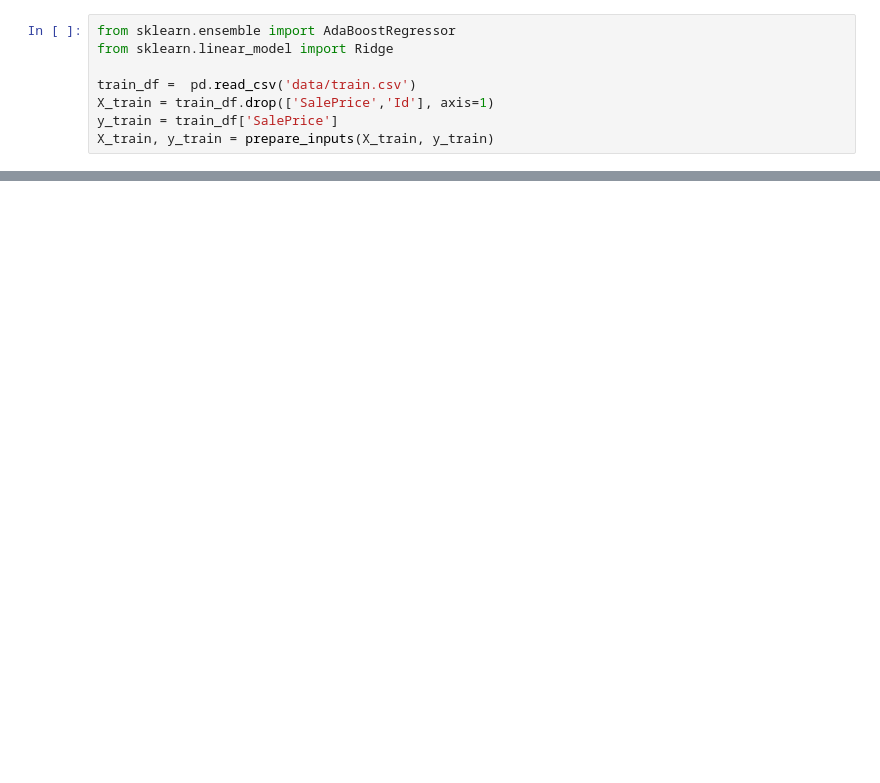
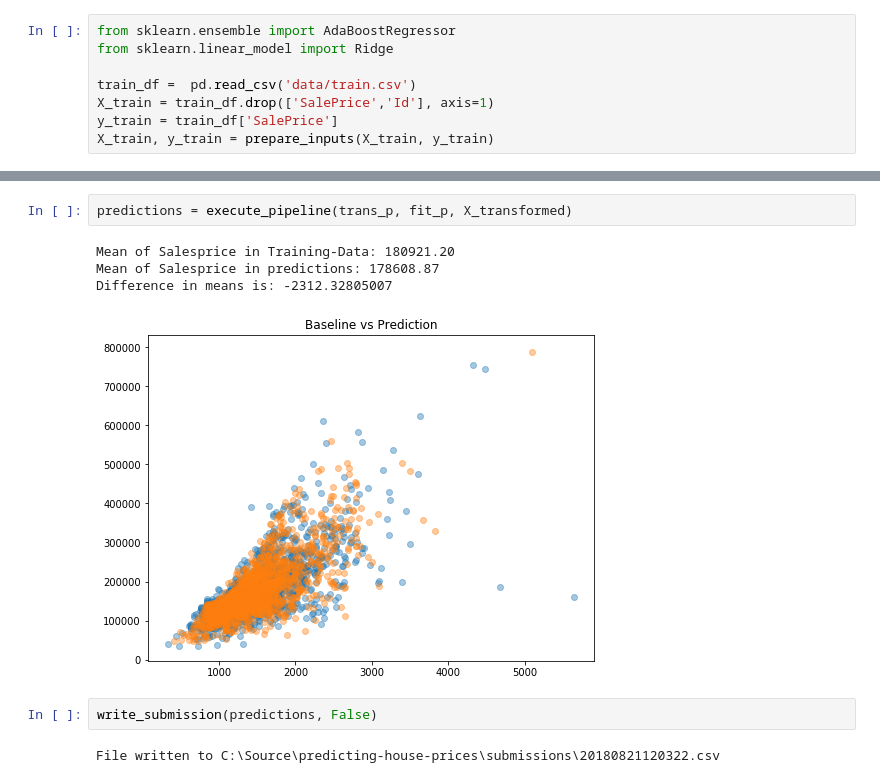
Before and after one commit to huli/predicting-house-prices, a Jupyter notebook: final_model.ipynb, the cells around one changed output, grey strips where cells are left out. Saved outputs shown, nothing was run; the diff lists cells and outputs as text; blank space fills up the shorter version.

```diff
--- a/final_model.ipynb
+++ b/final_model.ipynb
@@ -66,0 +82,11 @@ Score: 0.92666961
+# %%
+predictions = execute_pipeline(trans_p, fit_p, X_transformed)
+# %% [output]
+Mean of Salesprice in Training-Data: 180921.20
+Mean of Salesprice in predictions: 178608.87
+Difference in means is: -2312.32805007
+[figure, added]
+# %%
+write_submission(predictions, False)
+# %% [output]
+File written to C:\Source\predicting-house-prices\submissions\20180821120322.csv
```
Also changed, not shown: parts of 3 cells of this notebook, 2 other files.
